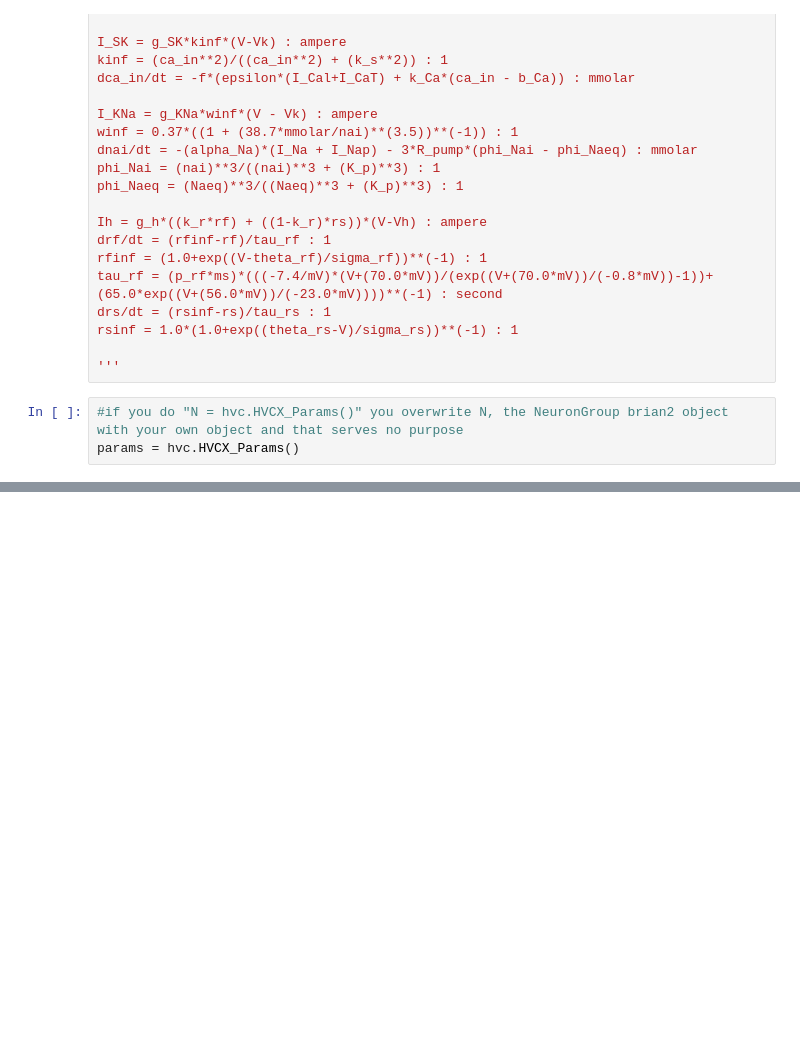
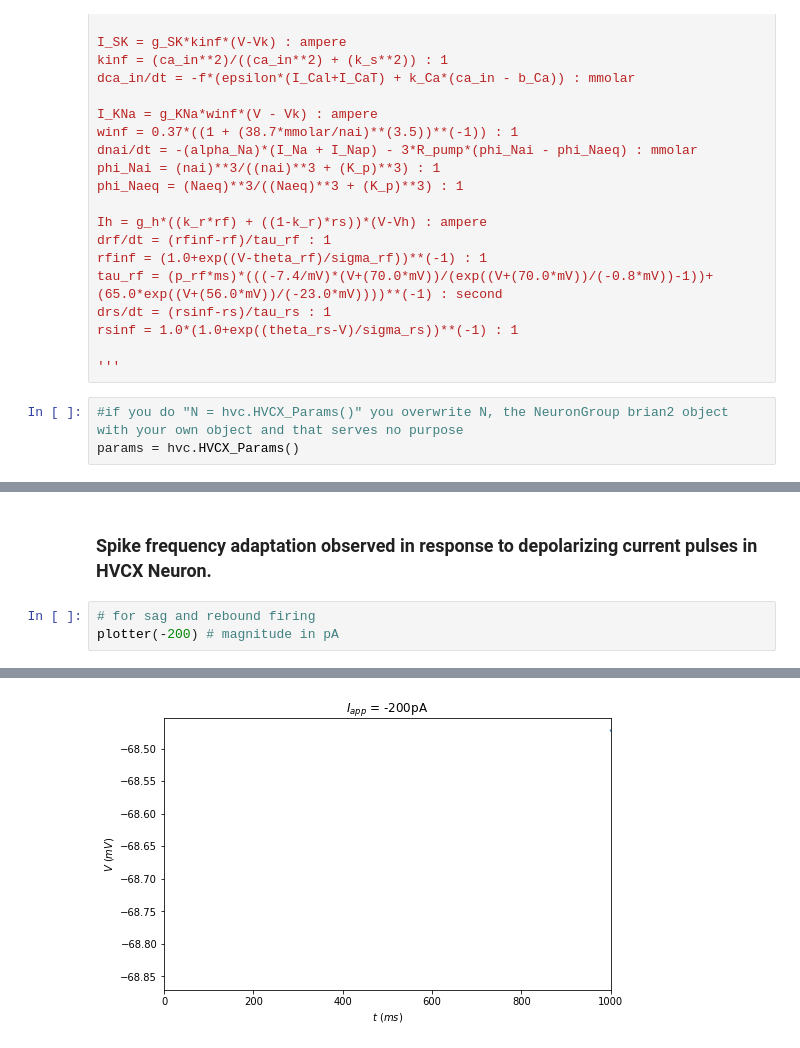
Before and after one commit to Aditi-Asati/My-HVC-Model, a Jupyter notebook: hvcx_model.ipynb, the cells around one changed output, grey strips where cells are left out. Cells and saved outputs as stored; diff of their text form; blank space fills up the shorter version.

```diff
--- a/hvcx_model.ipynb
+++ b/hvcx_model.ipynb
@@ -141,0 +143,6 @@ ylabel('$V\ (mV)$');
+# %% [markdown]
+### Spike frequency adaptation observed in response to depolarizing current pulses in HVCX Neuron.
+# %%
+# for sag and rebound firing
+plotter(-200) # magnitude in pA
+# %% [output]
@@ -141,0 +165 @@ ylabel('$V\ (mV)$');
+[figure, added]
```
Also changed, not shown: parts of 8 cells of this notebook, 6 other files.
